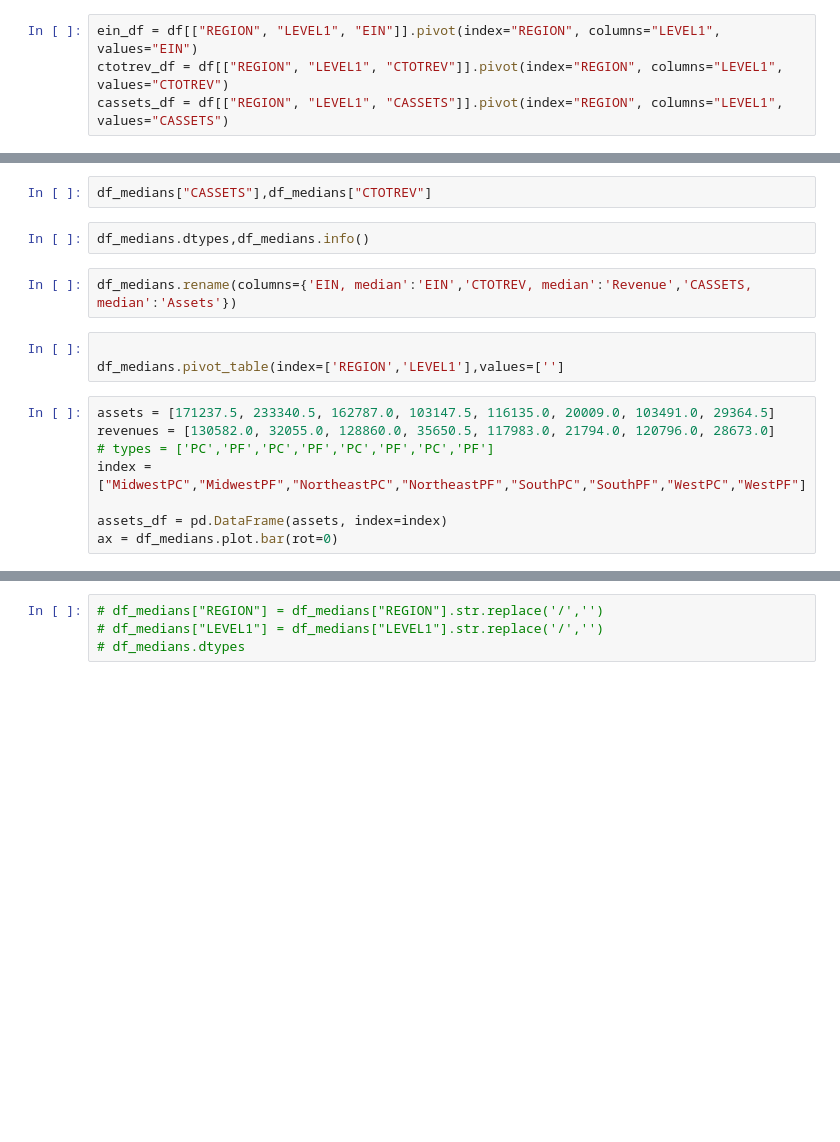
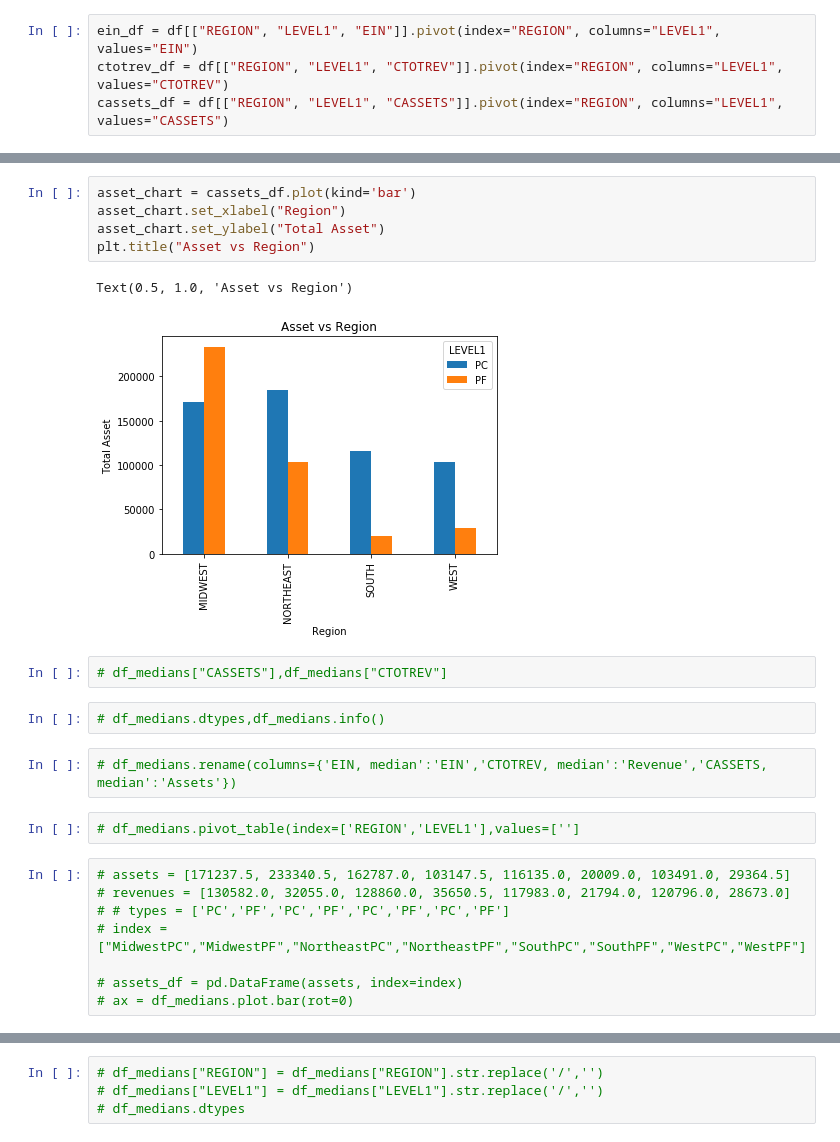
Before and after one commit to ejosephSr/project-one, a Jupyter notebook: GotMoney.ipynb, the cells around one changed output, grey strips where cells are left out. Saved outputs shown, nothing was run; the diff lists cells and outputs as text; blank space fills up the shorter version.

```diff
--- a/GotMoney.ipynb
+++ b/GotMoney.ipynb
@@ -405,17 +414,24 @@ ValueError: shape mismatch: objects cannot be broadcast to a single shape
+# %%
+asset_chart = cassets_df.plot(kind='bar')
+asset_chart.set_xlabel("Region")
+asset_chart.set_ylabel("Total Asset")
+plt.title("Asset vs Region")
+# %% [output]
+Text(0.5, 1.0, 'Asset vs Region')
+[figure, added]
 # %%
-df_medians["CASSETS"],df_medians["CTOTREV"]
+# df_medians["CASSETS"],df_medians["CTOTREV"]
 # %%
-df_medians.dtypes,df_medians.info()
+# df_medians.dtypes,df_medians.info()
 # %%
-df_medians.rename(columns={'EIN, median':'EIN','CTOTREV, median':'Revenue','CASSETS, median':'Assets'})
+# df_medians.rename(columns={'EIN, median':'EIN','CTOTREV, median':'Revenue','CASSETS, median':'Assets'})
 # %%
-
-df_medians.pivot_table(index=['REGION','LEVEL1'],values=['']
+# df_medians.pivot_table(index=['REGION','LEVEL1'],values=['']
 # %%
-assets = [171237.5, 233340.5, 162787.0, 103147.5, 116135.0, 20009.0, 103491.0, 29364.5]
-revenues = [130582.0, 32055.0, 128860.0, 35650.5, 117983.0, 21794.0, 120796.0, 28673.0]
-# types = ['PC','PF','PC','PF','PC','PF','PC','PF']
-index = ["MidwestPC","MidwestPF","NortheastPC","NortheastPF","SouthPC","SouthPF","WestPC","WestPF"]
+# assets = [171237.5, 233340.5, 162787.0, 103147.5, 116135.0, 20009.0, 103491.0, 29364.5]
+# revenues = [130582.0, 32055.0, 128860.0, 35650.5, 117983.0, 21794.0, 120796.0, 28673.0]
+# # types = ['PC','PF','PC','PF','PC','PF','PC','PF']
+# index = ["MidwestPC","MidwestPF","NortheastPC","NortheastPF","SouthPC","SouthPF","WestPC","WestPF"]
 
-assets_df = pd.DataFrame(assets, index=index)
-ax = df_medians.plot.bar(rot=0)
+# assets_df = pd.DataFrame(assets, index=index)
+# ax = df_medians.plot.bar(rot=0)
```
Also changed, not shown: parts of 17 cells of this notebook.
